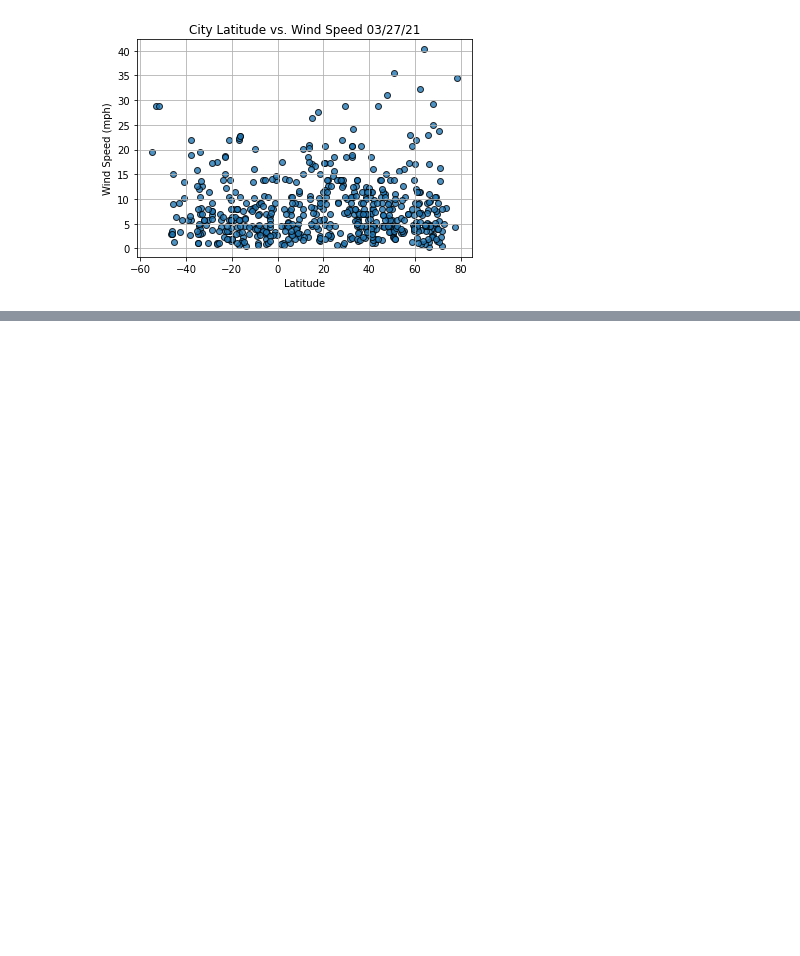
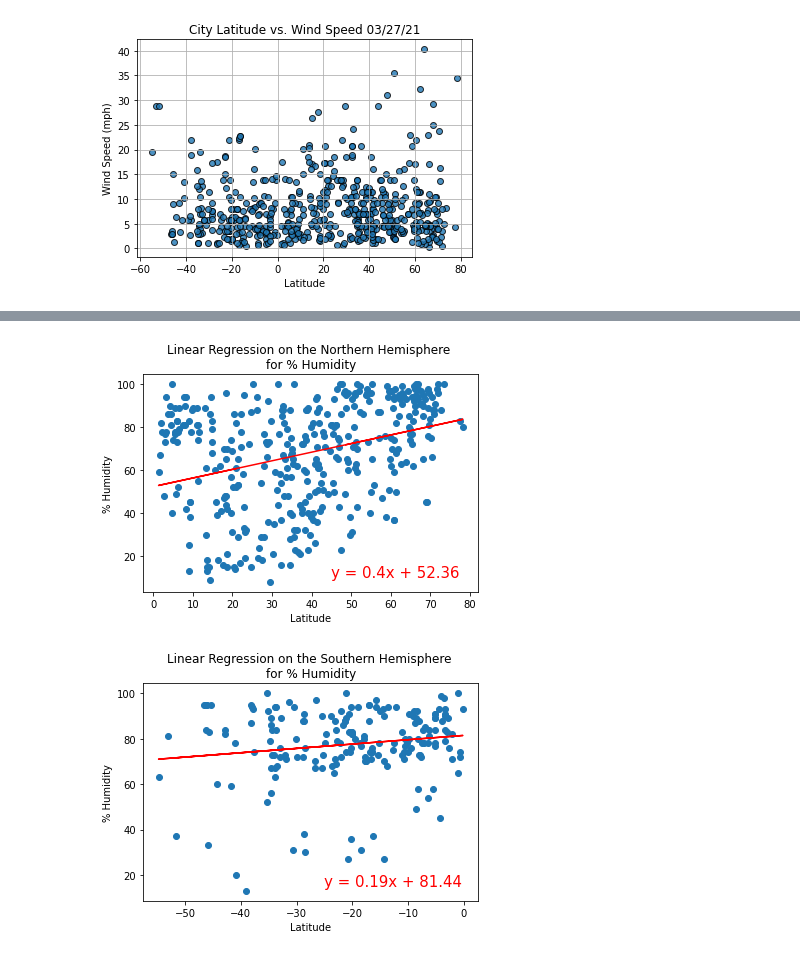
Before and after one commit to goldbala55/World_Weather_Analysis, a Jupyter notebook: WeatherPy.ipynb, the cells around one changed output, grey strips where cells are left out. Saved outputs shown, nothing was run; the diff lists cells and outputs as text; code cells hidden in the pictures; blank space fills up the shorter version.

```diff
--- a/WeatherPy.ipynb
+++ b/WeatherPy.ipynb
@@ -265,0 +326,15 @@ plt.show()
+# %%
+# Linear regression on the Northern & Southern Hemisphere
+# Humidity this time
+nx_values = northern_hemi_df["Lat"]
+ny_values = northern_hemi_df["Humidity"]
+sx_values = southern_hemi_df["Lat"]
+sy_values = southern_hemi_df["Humidity"]
+# Call the function for each hemisphere
+plot_linear_regression(nx_values, ny_values,
+                       'Linear Regression on the Northern Hemisphere \nfor % Humidity', '% Humidity',(45,10))
+plot_linear_regression(sx_values, sy_values,
+                       'Linear Regression on the Southern Hemisphere \nfor % Humidity', '% Humidity',(-25,15))
+# %% [output]
+[figure, added]
+[figure, added]
```
Also changed, not shown: parts of 8 cells of this notebook.
